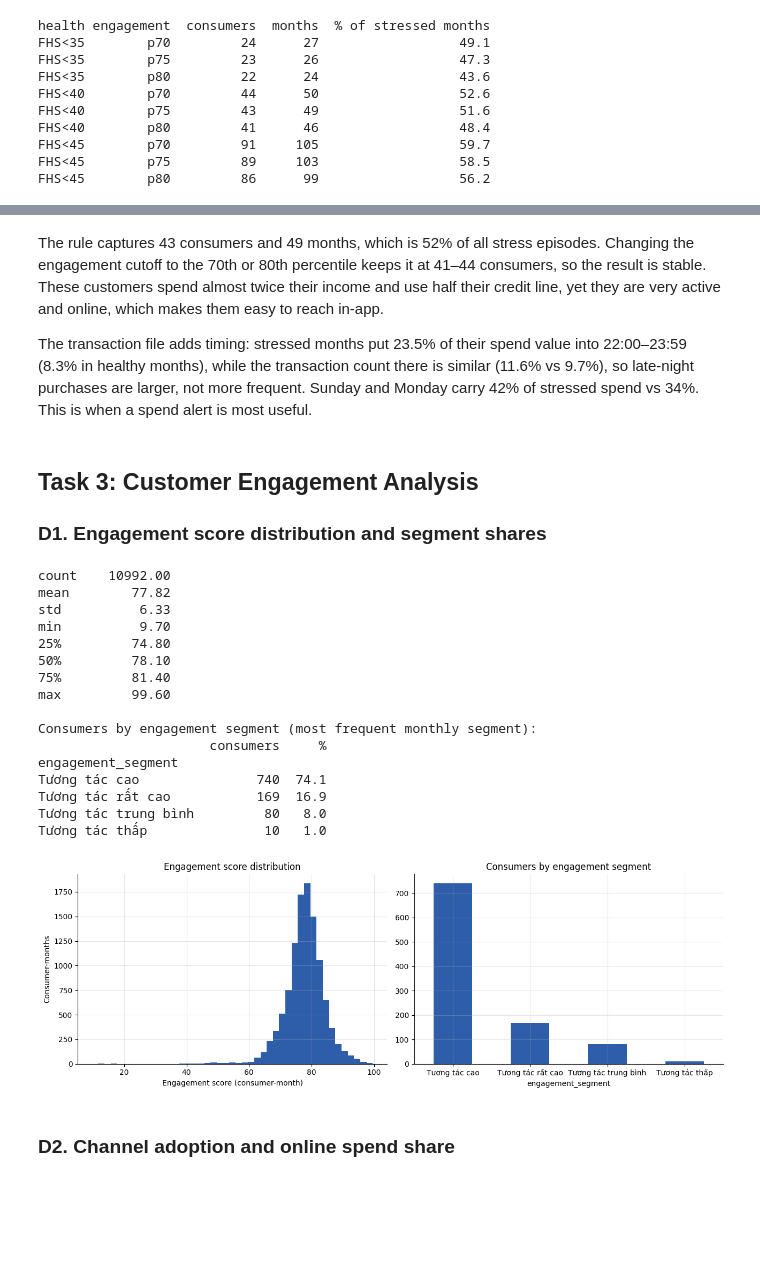
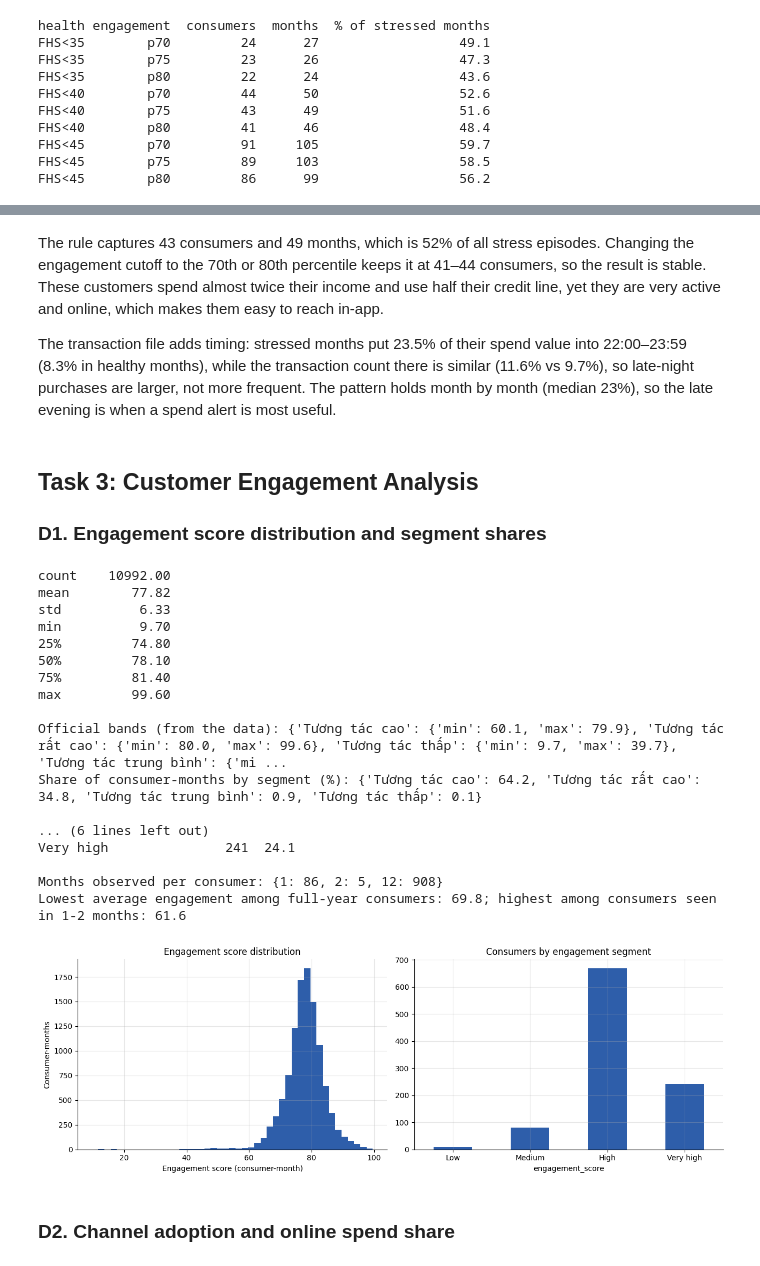
Before and after one commit to thanh-tai-435/BI10GroupYAPPERS, a Jupyter notebook: notebooks/full_pipeline.ipynb, the cells around one changed output, grey strips where cells are left out. Cells and saved outputs as stored; diff of their text form; code cells hidden in the pictures; blank space fills up the shorter version.

```diff
--- a/notebooks/full_pipeline.ipynb
+++ b/notebooks/full_pipeline.ipynb
@@ -627,40 +643,47 @@ Sunday + Monday share of spend: {'healthy': 34.0, 'stressed': 41.9}
 # %% [markdown]
 The rule captures 43 consumers and 49 months, which is 52% of all stress episodes. Changing the engagement cutoff to the 70th or 80th percentile keeps it at 41–44 consumers, so the result is stable. These customers spend almost twice their income and use half their credit line, yet they are very active and online, which makes them easy to reach in-app.
 
-The transaction file adds timing: stressed months put 23.5% of their spend value into 22:00–23:59 (8.3% in healthy months), while the transaction count there is similar (11.6% vs 9.7%), so late-night purchases are larger, not more frequent. Sunday and Monday carry 42% of stressed spend vs 34%. This is when a spend alert is most useful.
+The transaction file adds timing: stressed months put 23.5% of their spend value into 22:00–23:59 (8.3% in healthy months), while the transaction count there is similar (11.6% vs 9.7%), so late-night purchases are larger, not more frequent. The pattern holds month by month (median 23%), so the late evening is when a spend alert is most useful.
 # %% [markdown]
 ## Task 3: Customer Engagement Analysis
 ### D1. Engagement score distribution and segment shares
 # %%
 print(mon.engagement_score.describe().round(2).to_string())
-modal_segment = mon.groupby("consumer_id").engagement_segment.agg(lambda s: s.mode().iloc[0])
-seg_share = modal_segment.value_counts()
-print("\nConsumers by engagement segment (most frequent monthly segment):")
+print("\nOfficial bands (from the data):", mon.groupby("engagement_segment").engagement_score.agg(["min", "max"]).to_dict("index"))
+print("Share of consumer-months by segment (%):", (100 * mon.engagement_segment.value_counts(normalize=True)).round(1).to_dict())
+avg_eng = mon.groupby("consumer_id").engagement_score.mean()
+seg_share = pd.cut(avg_eng, [0, 40, 60, 80, 101], right=False, labels=["Low", "Medium", "High", "Very high"]).value_counts().sort_index()
+print("\nConsumers by segment of their average score:")
 print(pd.DataFrame({"consumers": seg_share, "%": (100 * seg_share / 999).round(1)}).to_string())
+months_seen = mon.groupby("consumer_id").size()
+print(f"\nMonths observed per consumer: {months_seen.value_counts().sort_index().to_dict()}")
+print(f"Lowest average engagement among full-year consumers: {avg_eng[months_seen == 12].min():.1f}; "
+      f"highest among consumers seen in 1-2 months: {avg_eng[months_seen < 12].max():.1f}")
 
 fig, axes = plt.subplots(1, 2, figsize=(13, 4.5))
 axes[0].hist(mon.engagement_score, bins=45, color="#2E5EAA")
 axes[0].set(xlabel="Engagement score (consumer-month)", ylabel="Consumer-months", title="Engagement score distribution")
 seg_share.plot.bar(ax=axes[1], rot=0, color="#2E5EAA", title="Consumers by engagement segment")
 plt.tight_layout(); plt.show()
 # %% [output]
 count    10992.00
 mean        77.82
 std          6.33
 min          9.70
 25%         74.80
 50%         78.10
 75%         81.40
 max         99.60
 
-Consumers by engagement segment (most frequent monthly segment):
-                      consumers     %
-engagement_segment
-Tương tác cao               740  74.1
-Tương tác rất cao           169  16.9
-Tương tác trung bình         80   8.0
-Tương tác thấp               10   1.0
+Official bands (from the data): {'Tương tác cao': {'min': 60.1, 'max': 79.9}, 'Tương tác rất cao': {'min': 80.0, 'max': 99.6}, 'Tương tác thấp': {'min': 9.7, 'max': 39.7}, 'Tương tác trung bình': {'mi ...
+Share of consumer-months by segment (%): {'Tương tác cao': 64.2, 'Tương tác rất cao': 34.8, 'Tương tác trung bình': 0.9, 'Tương tác thấp': 0.1}
+
+... (6 lines left out)
+Very high               241  24.1
+
+Months observed per consumer: {1: 86, 2: 5, 12: 908}
+Lowest average engagement among full-year consumers: 69.8; highest among consumers seen in 1-2 months: 61.6
-[figure, old version]
+[figure, new version]
 # %% [markdown]
 ### D2. Channel adoption and online spend share
 # %%
```
Also changed, not shown: parts of 21 cells of this notebook, 25 other files.
